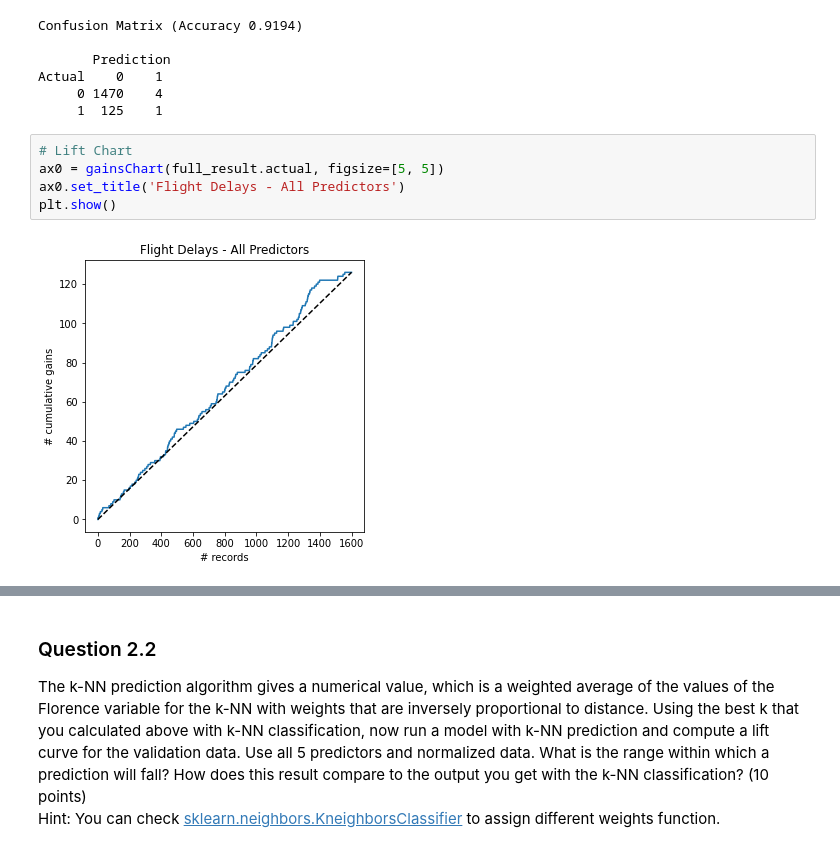
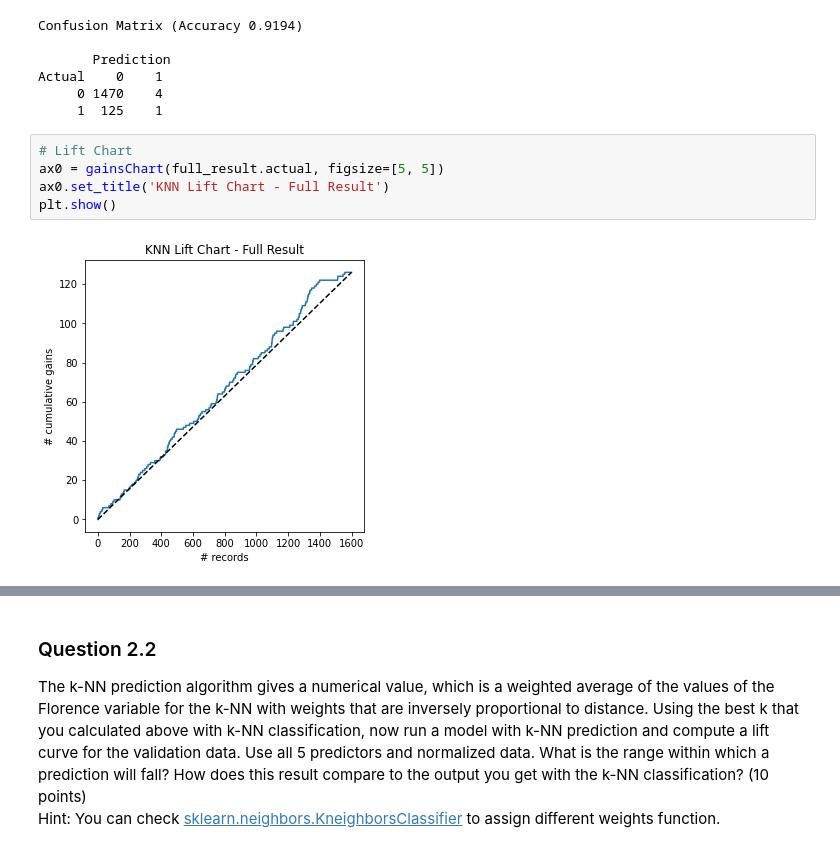
Before and after one commit to zachfreitas/ADS_505_Applied_Data_Sci_for_Business-, a Jupyter notebook: Module_1/Assignment_1/Assignment_1_1.ipynb, the cells around one changed output, grey strips where cells are left out. Drawn from its saved outputs; the diff is of its cells as text.

```diff
--- a/Module_1/Assignment_1/Assignment_1_1.ipynb
+++ b/Module_1/Assignment_1/Assignment_1_1.ipynb
@@ -303,7 +286,7 @@ Actual    0    1
 # %%
 # Lift Chart
 ax0 = gainsChart(full_result.actual, figsize=[5, 5])
-ax0.set_title('Flight Delays - All Predictors')
+ax0.set_title('KNN Lift Chart - Full Result')
 plt.show()
 # %% [output]
-[figure, old version]
+[figure, new version]
```
Also changed, not shown: parts of 17 cells of this notebook.
